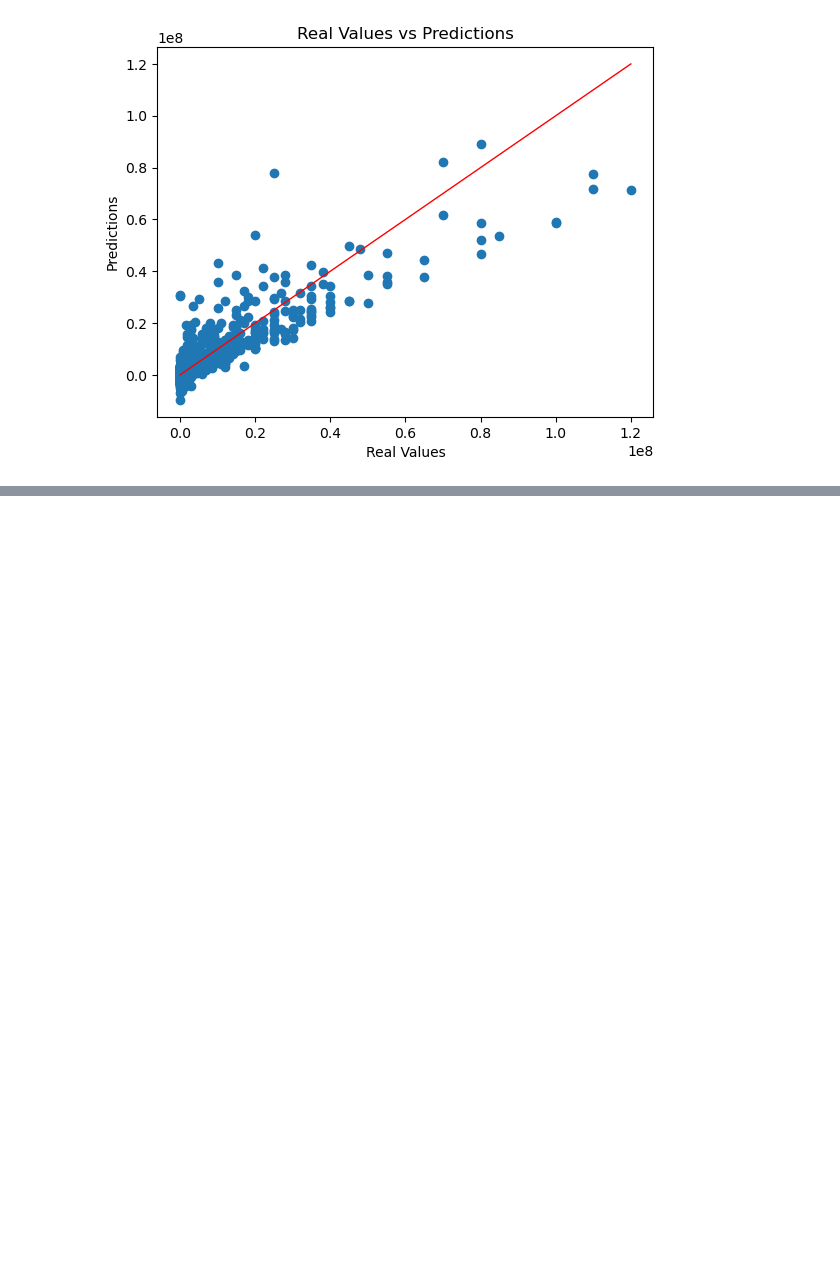
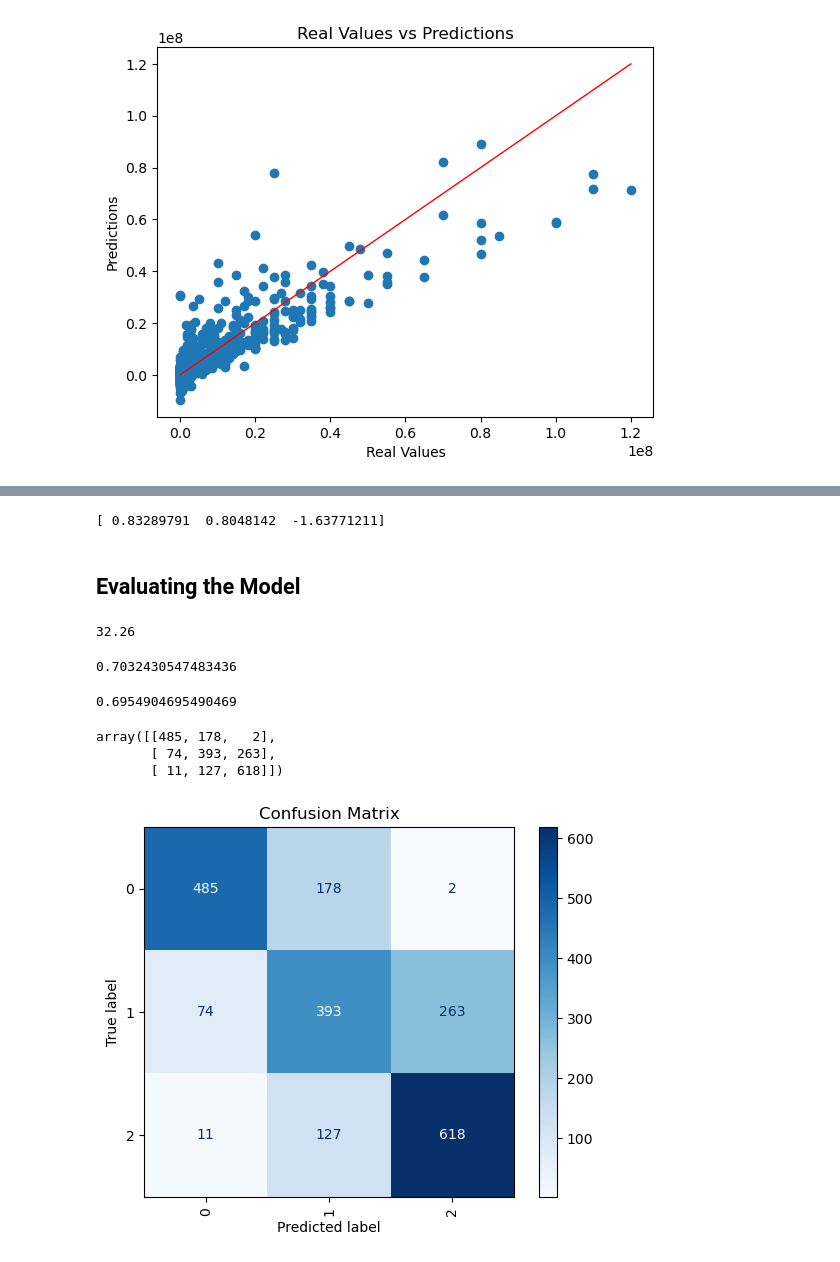
Before and after one commit to zaidAlkhathlan/Usecase-7, a Jupyter notebook: EDA explain template.ipynb, the cells around one changed output, grey strips where cells are left out. Cells and saved outputs as stored; diff of their text form; code cells hidden in the pictures; blank space fills up the shorter version.

Commit message:
Logistic_regression

```diff
--- a/EDA explain template.ipynb
+++ b/EDA explain template.ipynb
@@ -648,0 +789,16 @@ plt.show()
+# %%
+# Prepare data
+X = df_model_LogisticRegression.drop(['current_value_category_encoded'], axis=1)
+y = df_model_LogisticRegression['current_value_category_encoded']
+
+# Split data into training and testing sets
+X_train, X_test, y_train, y_test = train_test_split(X, y,
+                                                    test_size=0.2,
+                                                    shuffle=True,
+                                                    random_state=42)
+
+# sacle the data
+scaler = StandardScaler()
+scaler.fit(X_train)
+X_train_scaled = scaler.transform(X_train)
+X_test_scaled = scaler.transform(X_test)
@@ -648,0 +820,5 @@ plt.show()
+# %%
+model_LogisticRegression= LogisticRegression()
+# %%
+# Fit the model on the training data
+model_LogisticRegression.fit(X_train_scaled, y_train)
@@ -648,0 +827,3 @@ plt.show()
+# %%
+# Predict and evaluate the model
+y_pred_test = model_LogisticRegression.predict(X_test_scaled)
@@ -648,0 +848,43 @@ plt.show()
+# %%
+print(model_LogisticRegression.intercept_)
+# %% [output]
+[ 0.83289791  0.8048142  -1.63771211]
+# %% [markdown]
+## Evaluating the Model
+# %%
+# our benchmark model
+base_model = round(df_model_LogisticRegression['current_value_category_encoded'].value_counts()[1]/df_model_LogisticRegression.shape[0]*100, 2)
+base_model
+# %% [output]
+32.26
+# %%
+# Train score
+y_pred_train = model_LogisticRegression.predict(X_train_scaled)
+accuracy_Train = accuracy_score(y_train, y_pred_train)
+accuracy_Train
+# %% [output]
+0.7032430547483436
+# %%
+# Test score
+accuracy_test = accuracy_score(y_test, y_pred_test)
+accuracy_test
+# %% [output]
+0.6954904695490469
+# %%
+conf_matrix = confusion_matrix(y_test, y_pred_test)
+conf_matrix
+# %% [output]
+array([[485, 178,   2],
+       [ 74, 393, 263],
+       [ 11, 127, 618]])
+# %%
+from sklearn.metrics import confusion_matrix, ConfusionMatrixDisplay
+
+ConfusionMatrixDisplay.from_predictions(y_test, y_pred_test,
+                                        display_labels=model_LogisticRegression.classes_,
+                                        cmap="Blues",
+                                        xticks_rotation='vertical')
+plt.title('Confusion Matrix')
+plt.show()
+# %% [output]
+[figure, added]
```
Also changed, not shown: parts of 34 cells of this notebook, 1 other file.
